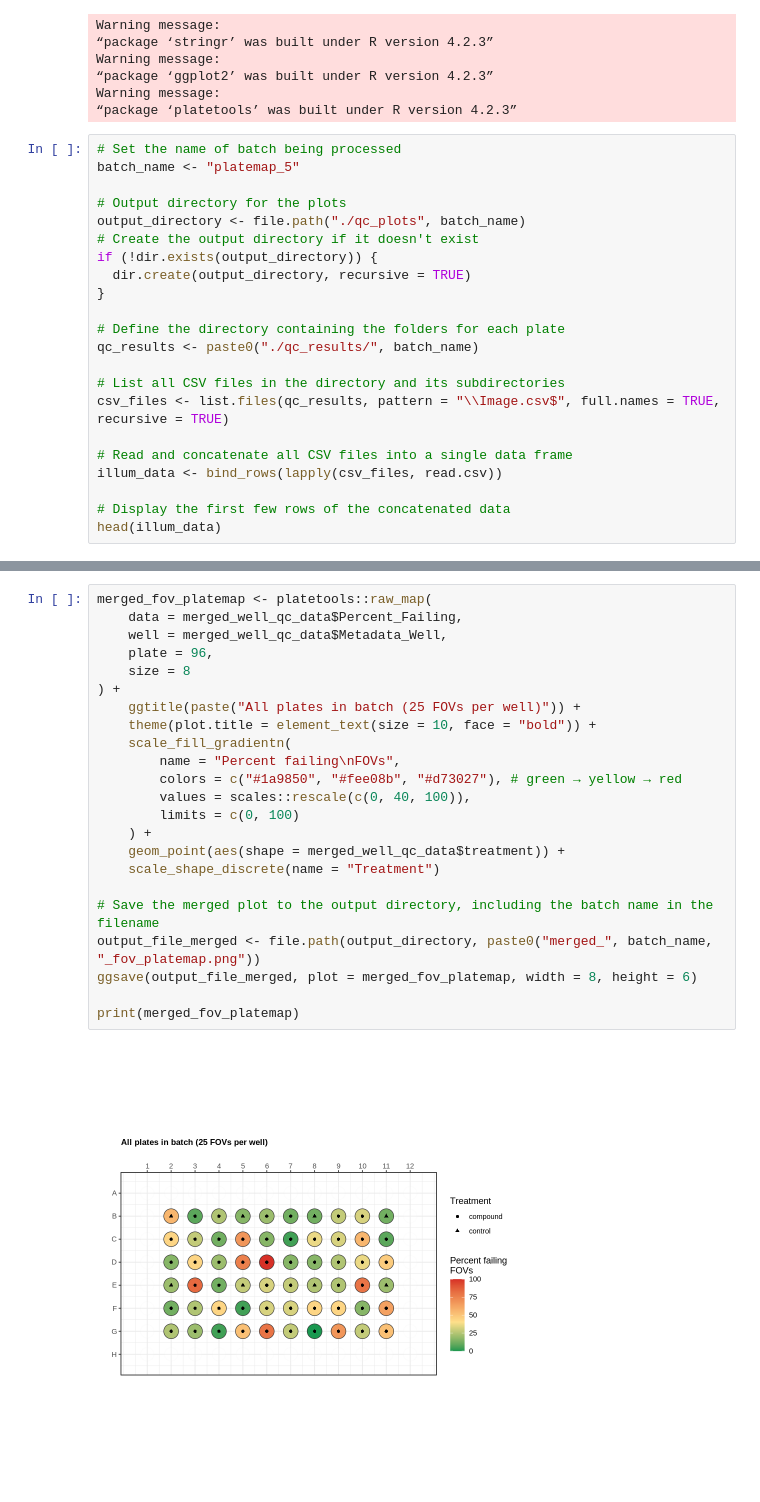
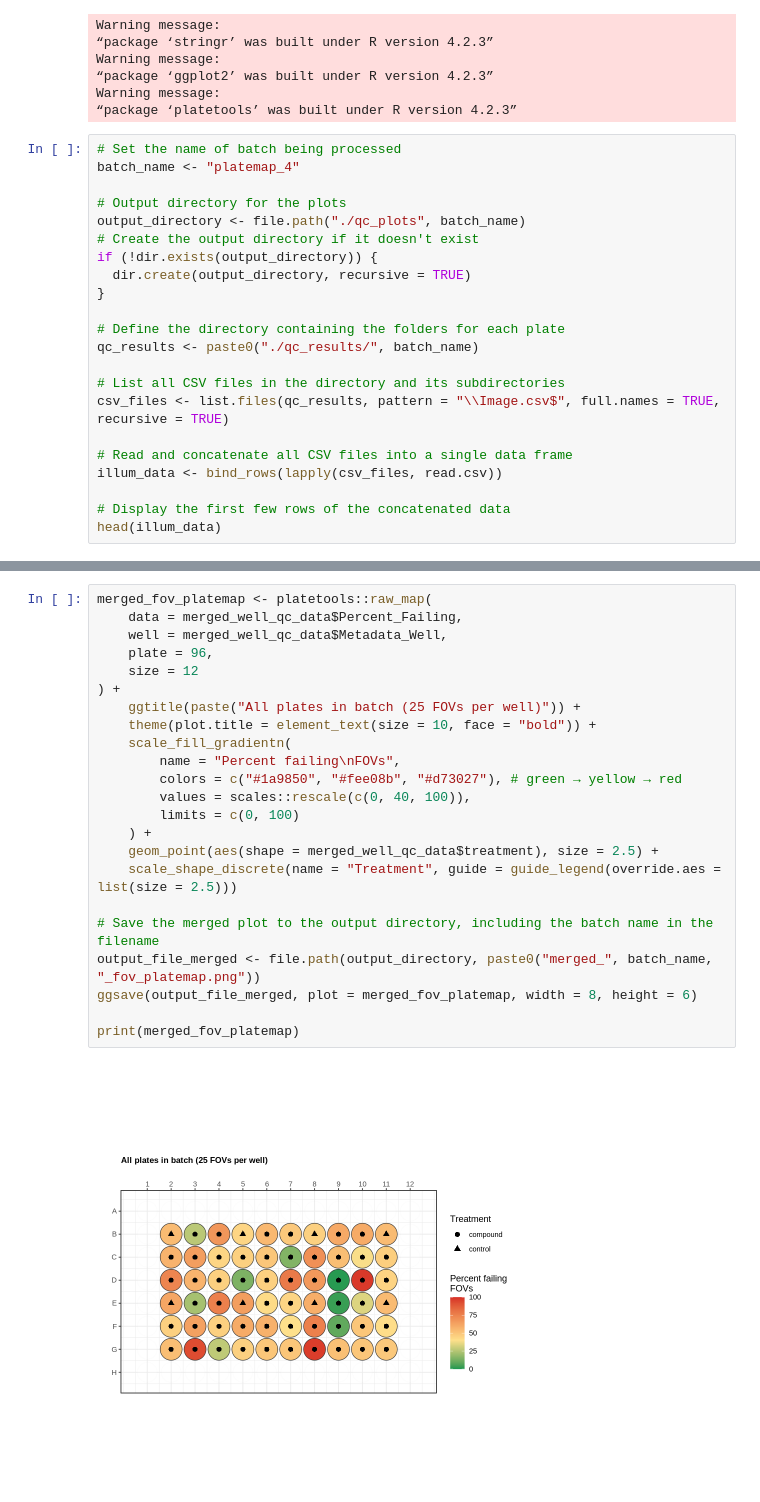
Before and after one commit to WayScience/targeted_fibrosis_drug_screen, a Jupyter notebook: 1.illumination_correction/qc_update/3.qc_platemaps.ipynb, the cells around one changed output, grey strips where cells are left out. Cells and saved outputs as stored; diff of their text form.

```diff
--- a/1.illumination_correction/qc_update/3.qc_platemaps.ipynb
+++ b/1.illumination_correction/qc_update/3.qc_platemaps.ipynb
@@ -14,7 +14,7 @@ Warning message:
 “package ‘platetools’ was built under R version 4.2.3”
 # %%
 # Set the name of batch being processed
-batch_name <- "platemap_5"
+batch_name <- "platemap_4"
 
 # Output directory for the plots
 output_directory <- file.path("./qc_plots", batch_name)
@@ -159,25 +171,25 @@ A tibble: 6 × 5
 # %%
 merged_fov_platemap <- platetools::raw_map(
     data = merged_well_qc_data$Percent_Failing,
     well = merged_well_qc_data$Metadata_Well,
     plate = 96,
-    size = 8
+    size = 12
 ) +
     ggtitle(paste("All plates in batch (25 FOVs per well)")) +
     theme(plot.title = element_text(size = 10, face = "bold")) +
     scale_fill_gradientn(
         name = "Percent failing\nFOVs",
         colors = c("#1a9850", "#fee08b", "#d73027"), # green → yellow → red
         values = scales::rescale(c(0, 40, 100)),
         limits = c(0, 100)
     ) +
-    geom_point(aes(shape = merged_well_qc_data$treatment)) +
-    scale_shape_discrete(name = "Treatment")
+    geom_point(aes(shape = merged_well_qc_data$treatment), size = 2.5) +
+    scale_shape_discrete(name = "Treatment", guide = guide_legend(override.aes = list(size = 2.5)))
 
 # Save the merged plot to the output directory, including the batch name in the filename
 output_file_merged <- file.path(output_directory, paste0("merged_", batch_name, "_fov_platemap.png"))
 ggsave(output_file_merged, plot = merged_fov_platemap, width = 8, height = 6)
 
 print(merged_fov_platemap)
 # %% [output]
-[figure, old version]
+[figure, new version]
```
Also changed, not shown: parts of 5 cells of this notebook, 17 other files.
